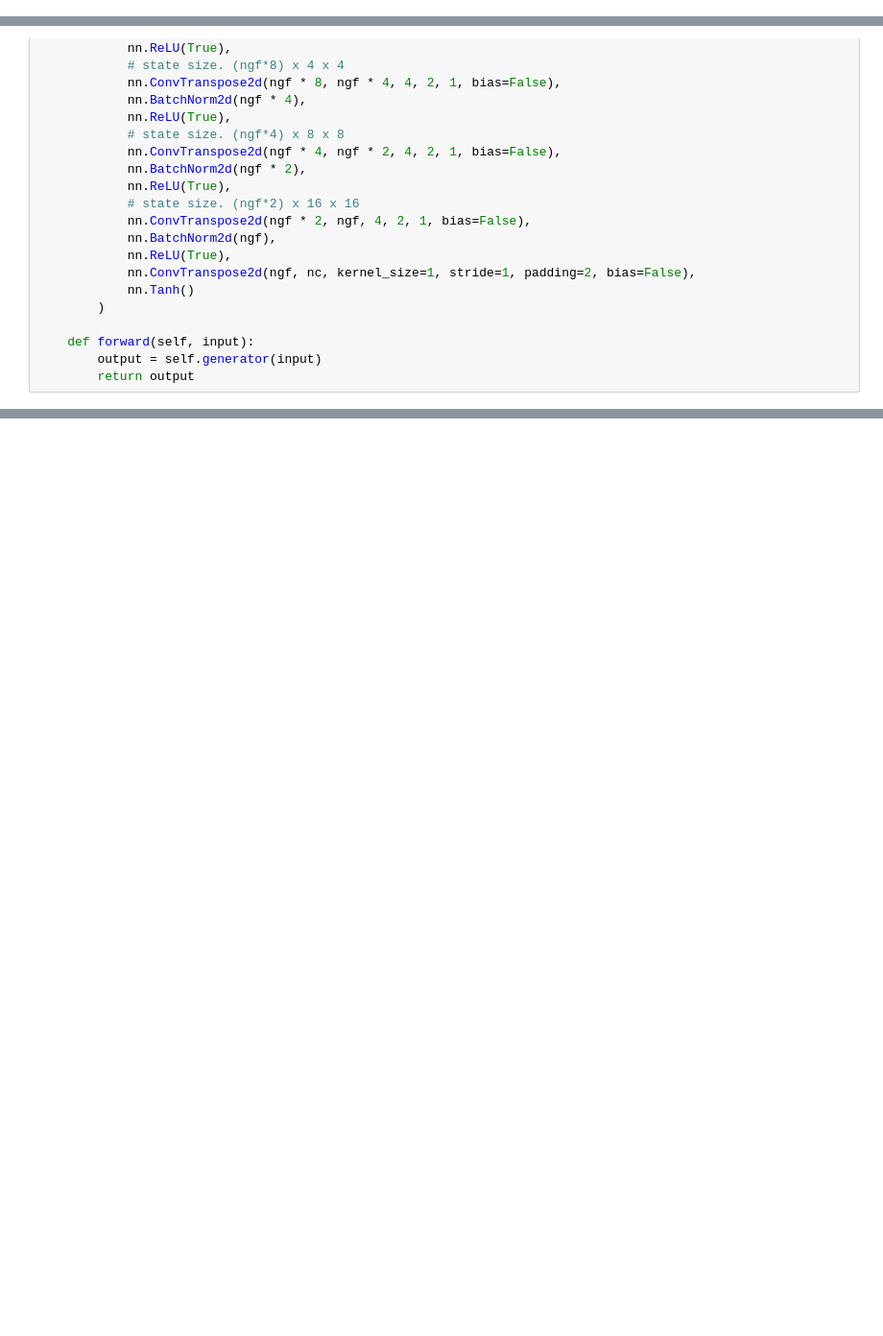
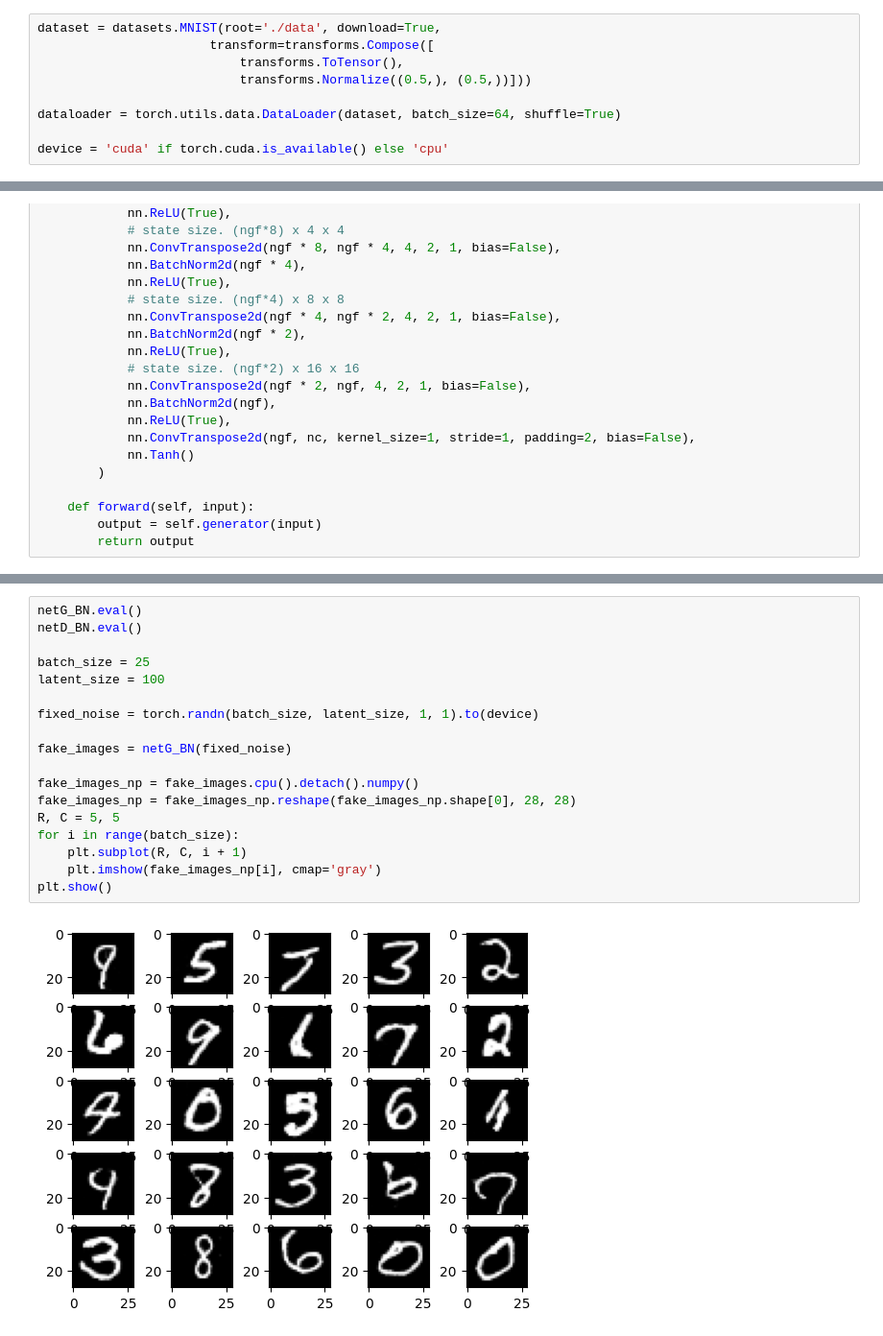
Before and after one commit to yzhan480/CS536FinalProject, a Jupyter notebook: FinalProject.ipynb, the cells around one changed output, grey strips where cells are left out. Shown: that part at 96% size. Cells and saved outputs as stored; diff of their text form; blank space fills up the shorter version.

```diff
--- a/FinalProject.ipynb
+++ b/FinalProject.ipynb
@@ -12,3 +16,12 @@ from torchsummary import summary
 # %% [output]
 Looking in indexes: https://pypi.org/simple, https://us-python.pkg.dev/colab-wheels/public/simple/
 Requirement already satisfied: torchsummary in /usr/local/lib/python3.9/dist-packages (1.5.1)
+# %%
+dataset = datasets.MNIST(root='./data', download=True,
+                       transform=transforms.Compose([
+                           transforms.ToTensor(),
+                           transforms.Normalize((0.5,), (0.5,))]))
+
+dataloader = torch.utils.data.DataLoader(dataset, batch_size=64, shuffle=True)
+
+device = 'cuda' if torch.cuda.is_available() else 'cpu'
@@ -94,0 +195,20 @@ None
+# %%
+netG_BN.eval()
+netD_BN.eval()
+
+batch_size = 25
+latent_size = 100
+
+fixed_noise = torch.randn(batch_size, latent_size, 1, 1).to(device)
+
+fake_images = netG_BN(fixed_noise)
+
+fake_images_np = fake_images.cpu().detach().numpy()
+fake_images_np = fake_images_np.reshape(fake_images_np.shape[0], 28, 28)
+R, C = 5, 5
+for i in range(batch_size):
+    plt.subplot(R, C, i + 1)
+    plt.imshow(fake_images_np[i], cmap='gray')
+plt.show()
+# %% [output]
+[figure, added]
```
Also changed, not shown: parts of 15 cells of this notebook.
